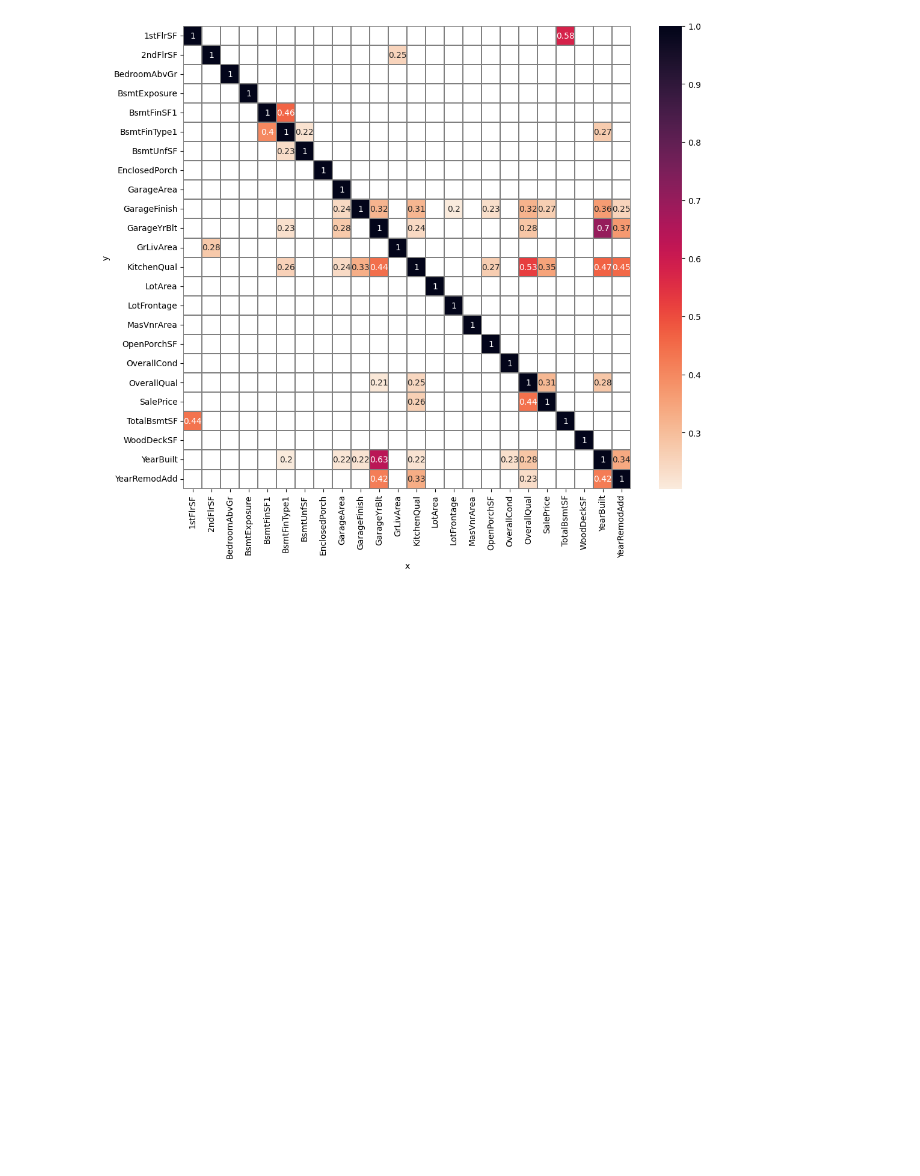
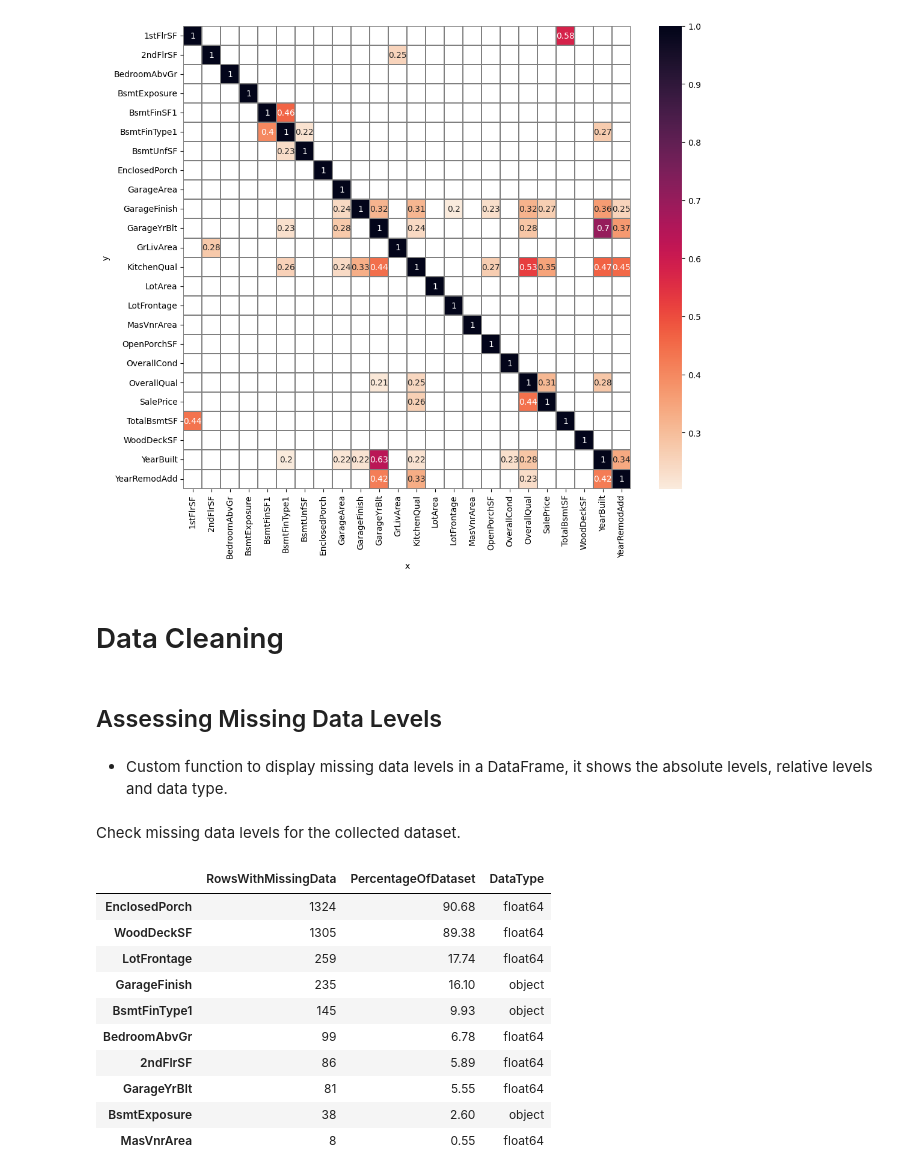
Before and after one commit to JohnStuartPhil/p5test, a Jupyter notebook: jupyter_notebooks/03 - DataCleaning.ipynb, the cells around one changed output. Drawn from its saved outputs; the diff is of its cells as text; code cells hidden in the pictures; blank space fills up the shorter version.

Commit message:
Add code to DataCleaning notebook to pont where % of missing data is examined

```diff
--- a/jupyter_notebooks/03 - DataCleaning.ipynb
+++ b/jupyter_notebooks/03 - DataCleaning.ipynb
@@ -188,3 +188,39 @@ It evaluates the linear relationship between two continuous variables
 PPS detects linear or non-linear relationships between two columns.
 The score ranges from 0 (no predictive power) to 1 (perfect predictive power)
 [figure]
+# %% [markdown]
+# Data Cleaning
+# %% [markdown]
+## Assessing Missing Data Levels
+# %% [markdown]
+* Custom function to display missing data levels in a DataFrame, it shows the absolute levels, relative levels and data type.
+# %%
+def EvaluateMissingData(df):
+    missing_data_absolute = df.isnull().sum()
+    missing_data_percentage = round(missing_data_absolute/len(df)*100, 2)
+    df_missing_data = (pd.DataFrame(
+                            data={"RowsWithMissingData": missing_data_absolute,
+                                   "PercentageOfDataset": missing_data_percentage,
+                                   "DataType": df.dtypes}
+                                    )
+                          .sort_values(by=['PercentageOfDataset'], ascending=False)
+                          .query("PercentageOfDataset > 0")
+                          )
+
+    return df_missing_data
+# %% [markdown]
+Check missing data levels for the collected dataset.
+# %%
+EvaluateMissingData(df)
+# %% [output]
+|  | RowsWithMissingData | PercentageOfDataset | DataType |
+| EnclosedPorch | 1324 | 90.68 | float64 |
+| WoodDeckSF | 1305 | 89.38 | float64 |
+| LotFrontage | 259 | 17.74 | float64 |
+| GarageFinish | 235 | 16.10 | object |
+| BsmtFinType1 | 145 | 9.93 | object |
+| BedroomAbvGr | 99 | 6.78 | float64 |
+| 2ndFlrSF | 86 | 5.89 | float64 |
+| GarageYrBlt | 81 | 5.55 | float64 |
+| BsmtExposure | 38 | 2.60 | object |
+| MasVnrArea | 8 | 0.55 | float64 |
```
Also changed, not shown: parts of 3 cells of this notebook.
